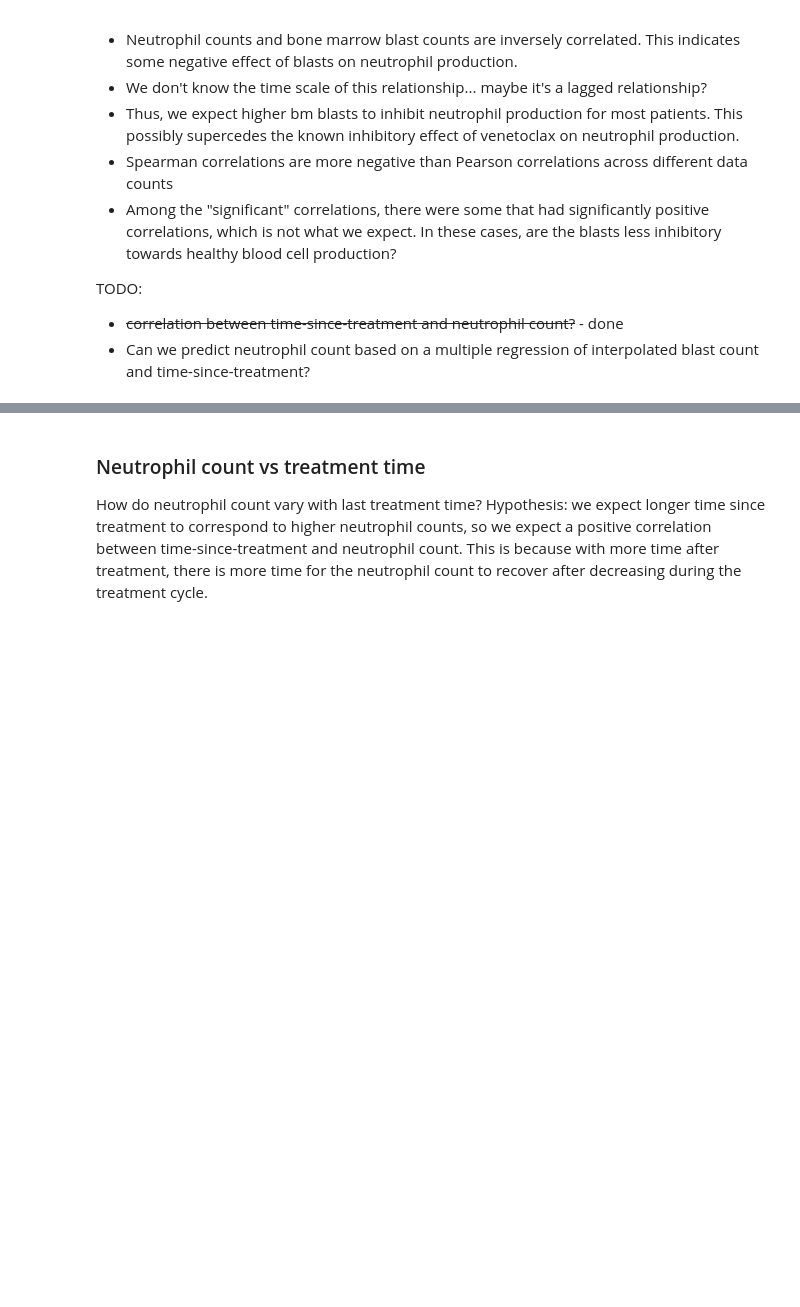
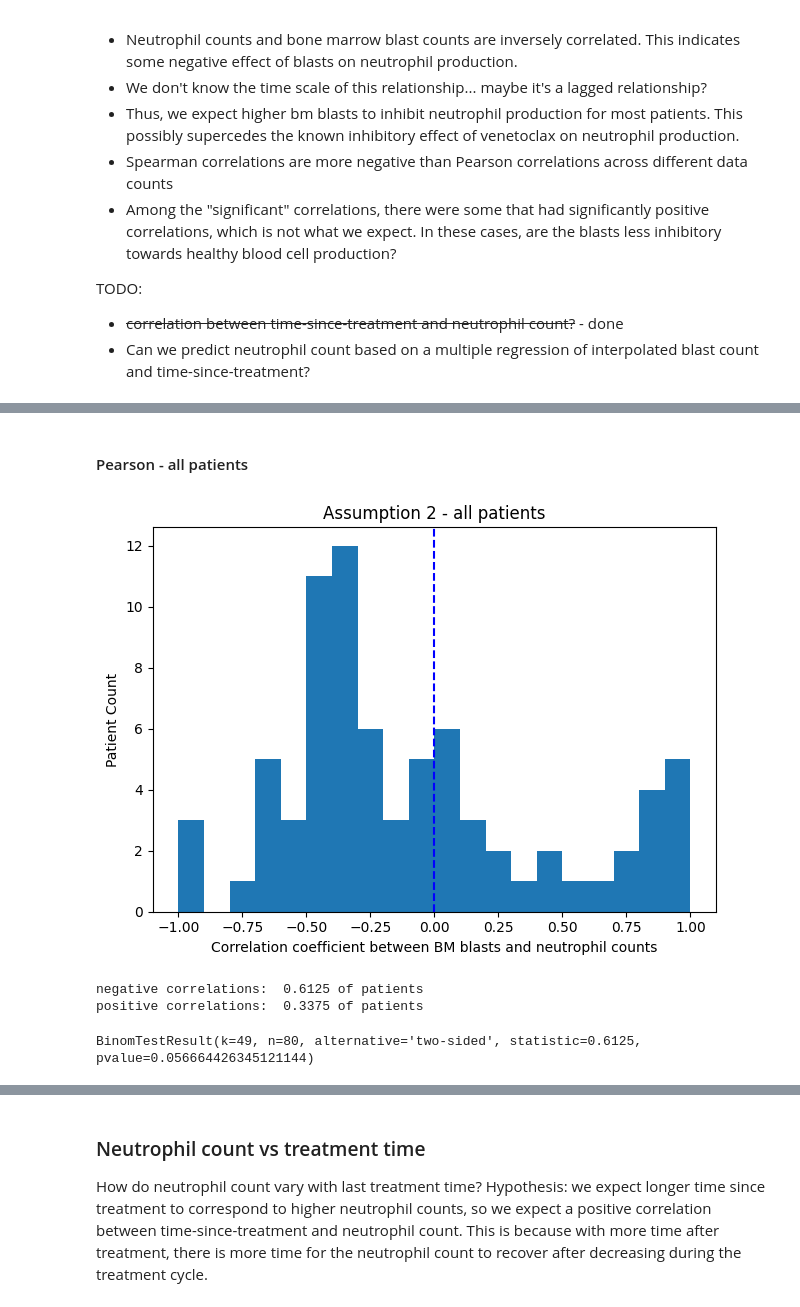
Before and after one commit to yjzhang/Venex_Neutropenia_Models, a Jupyter notebook: publication_notebooks/data_hypotheses_2025_04_16.ipynb, the cells around one changed output, grey strips where cells are left out. Drawn from its saved outputs; the diff is of its cells as text; code cells hidden in the pictures; blank space fills up the shorter version.

```diff
--- a/publication_notebooks/data_hypotheses_2025_04_16.ipynb
+++ b/publication_notebooks/data_hypotheses_2025_04_16.ipynb
@@ -324,0 +327,32 @@ TODO:
+# %%
+# now, do this for all patients...
+neut_blast_correlations_nointerp = {}
+neut_blast_spearman_correlations_nointerp = {}
+patient_data_nointerp = {}
+patient_data_matched_nointerp = {}
+for patient_id in patient_ids:
+    cycle_info, leuk_table, blast_table = extract_data_from_tables_new(blood_counts,
+                                                        bm_blasts, cycle_days, patient_id, use_neut=True)
+    patient_data_nointerp[patient_id] = leuk_table
+    if len(leuk_table) <= 2 or len(blast_table) <= 2:
+        continue
+    # interpolate bone marrow results
+    # TODO: for every blast measurement, find the nearest neutrophil time...
+    matched_blasts = []
+    matched_neuts = []
+    matched_rows = []
+    for _, blast_row in blast_table.iterrows():
+        for _, leuk_row in leuk_table.iterrows():
+            if abs(blast_row.days_from_bm - leuk_row.days_lab) <= 5:
+                matched_blasts.append(blast_row.bm_blasts)
+                matched_neuts.append(leuk_row.b_neut)
+                matched_rows.append((blast_row, leuk_row))
+                break
+    if len(matched_neuts) < 2:
+        continue
+    patient_data_matched_nointerp[patient_id] = matched_rows
+    correlation = scipy.stats.pearsonr(matched_neuts, matched_blasts)
+    neut_blast_correlations_nointerp[patient_id] = correlation
+    neut_blast_spearman_correlations_nointerp[patient_id] = scipy.stats.spearmanr(matched_neuts,
+                                                                matched_blasts)
+    print(patient_id, neut_blast_spearman_correlations_nointerp[patient_id])
@@ -324,0 +601,27 @@ TODO:
+# %% [markdown]
+#### Pearson - all patients
+# %%
+plt.hist([x.statistic for x in neut_blast_correlations_nointerp.values()], bins=20)
+plt.axvline(0, color='blue', linestyle='--', label='zero')
+plt.title('Assumption 2 - all patients')
+plt.xlabel('Correlation coefficient between BM blasts and neutrophil counts')
+plt.ylabel('Patient Count')
+plt.tight_layout()
+plt.show()
+# %% [output]
+[figure, added]
+# %%
+neut_blast_corr_vals = neut_blast_correlations_nointerp.values()
+positive_corr = sum([x.statistic > 0 for x in neut_blast_corr_vals])
+negative_corr = sum([x.statistic < 0 for x in neut_blast_corr_vals])
+print('negative correlations: ', negative_corr/len(neut_blast_corr_vals), 'of patients')
+print('positive correlations: ', positive_corr/len(neut_blast_corr_vals), 'of patients')
+# %% [output]
+negative correlations:  0.6125 of patients
+positive correlations:  0.3375 of patients
+# %%
+# p-value for binomial test of proportion of negative correlations
+import scipy.stats
+scipy.stats.binomtest(negative_corr, len(neut_blast_corr_vals))
+# %% [output]
+BinomTestResult(k=49, n=80, alternative='two-sided', statistic=0.6125, pvalue=0.056664426345121144)
```
Also changed, not shown: parts of 43 cells of this notebook, 1 other file.
